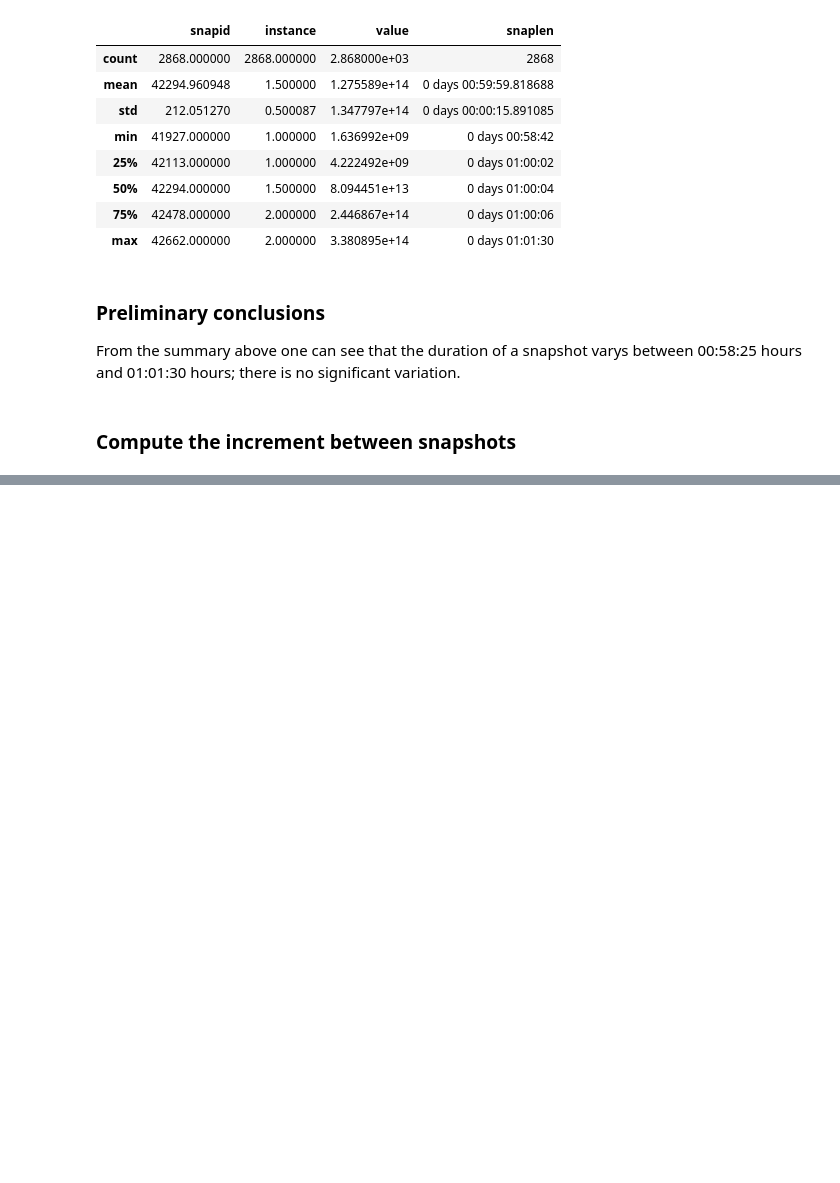
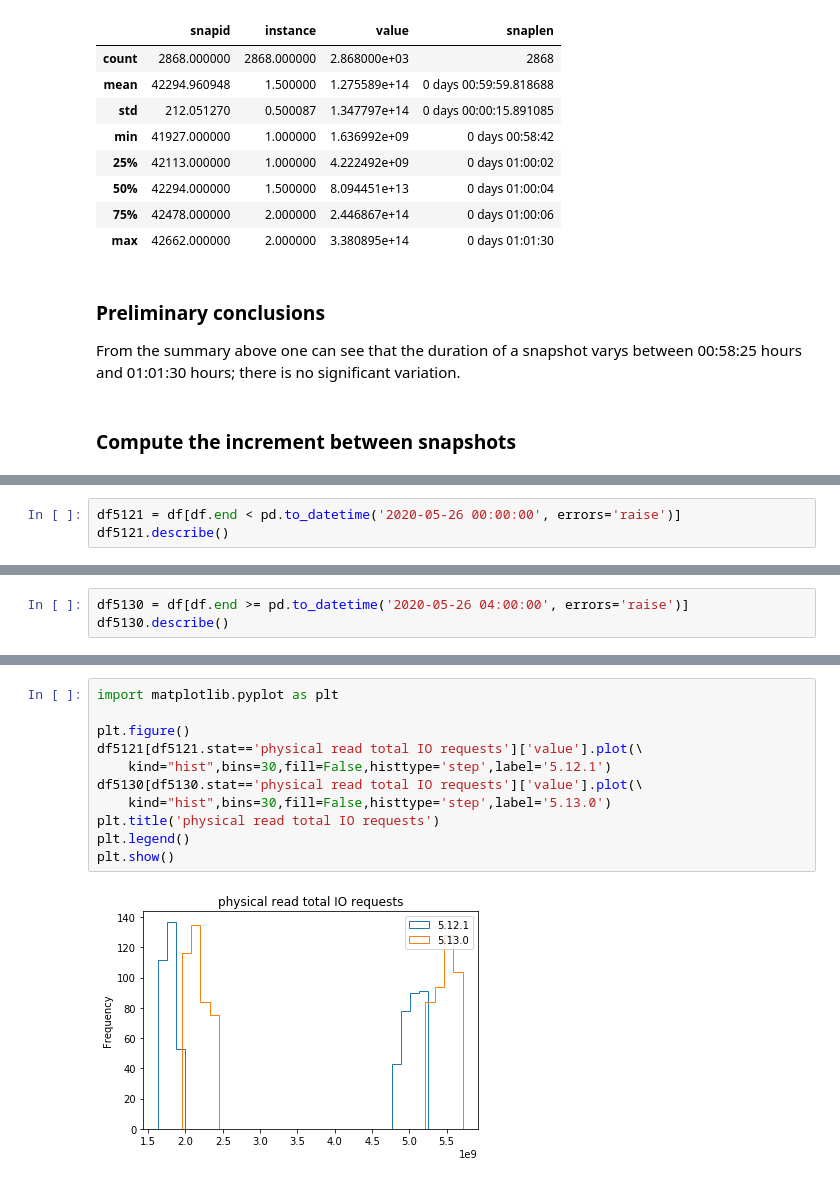
Before and after one commit to mbassi1364/CAS-Applied-Data-Science, a Jupyter notebook: Peer-Consulting-Project/analysis/notebooks/cus5130-userio.ipynb, the cells around one changed output, grey strips where cells are left out. Cells and saved outputs as stored; diff of their text form; blank space fills up the shorter version.

Commit message:
Jupyter notebook bis/mit Histogrammen 5.12.1 vs 5.13.0

```diff
--- a/Peer-Consulting-Project/analysis/notebooks/cus5130-userio.ipynb
+++ b/Peer-Consulting-Project/analysis/notebooks/cus5130-userio.ipynb
@@ -148,0 +165,3 @@ df.head(10)
+# %%
+df5121 = df[df.end < pd.to_datetime('2020-05-26 00:00:00', errors='raise')]
+df5121.describe()
@@ -148,0 +178,3 @@ df.head(10)
+# %%
+df5130 = df[df.end >= pd.to_datetime('2020-05-26 04:00:00', errors='raise')]
+df5130.describe()
@@ -148,0 +191,13 @@ df.head(10)
+# %%
+import matplotlib.pyplot as plt
+
+plt.figure()
+df5121[df5121.stat=='physical read total IO requests']['value'].plot(\
+    kind="hist",bins=30,fill=False,histtype='step',label='5.12.1')
+df5130[df5130.stat=='physical read total IO requests']['value'].plot(\
+    kind="hist",bins=30,fill=False,histtype='step',label='5.13.0')
+plt.title('physical read total IO requests')
+plt.legend()
+plt.show()
+# %% [output]
+[figure, added]
```
Also changed, not shown: parts of 7 cells of this notebook.
